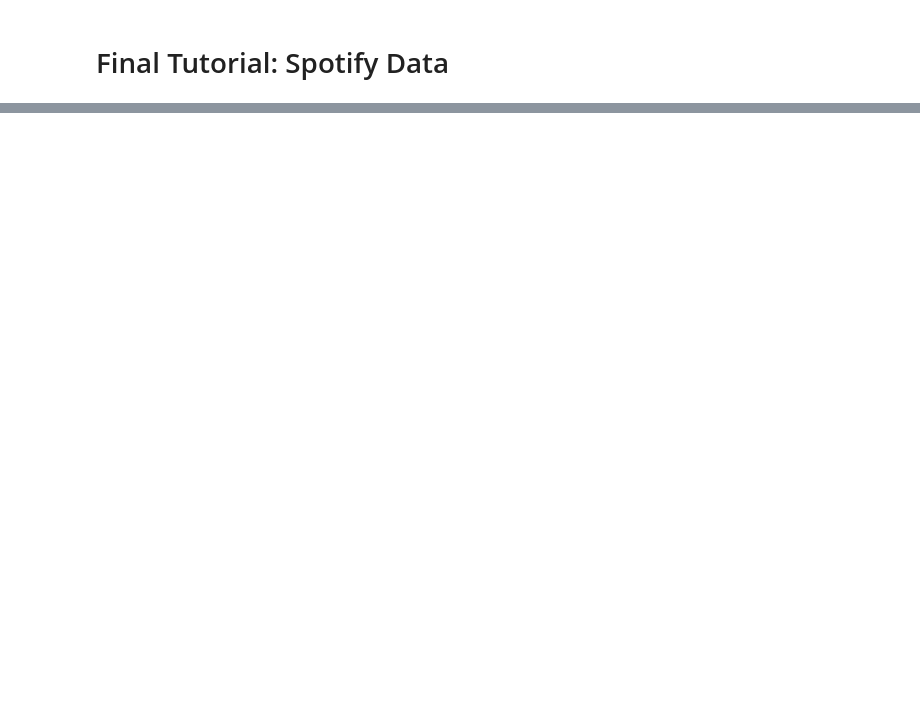
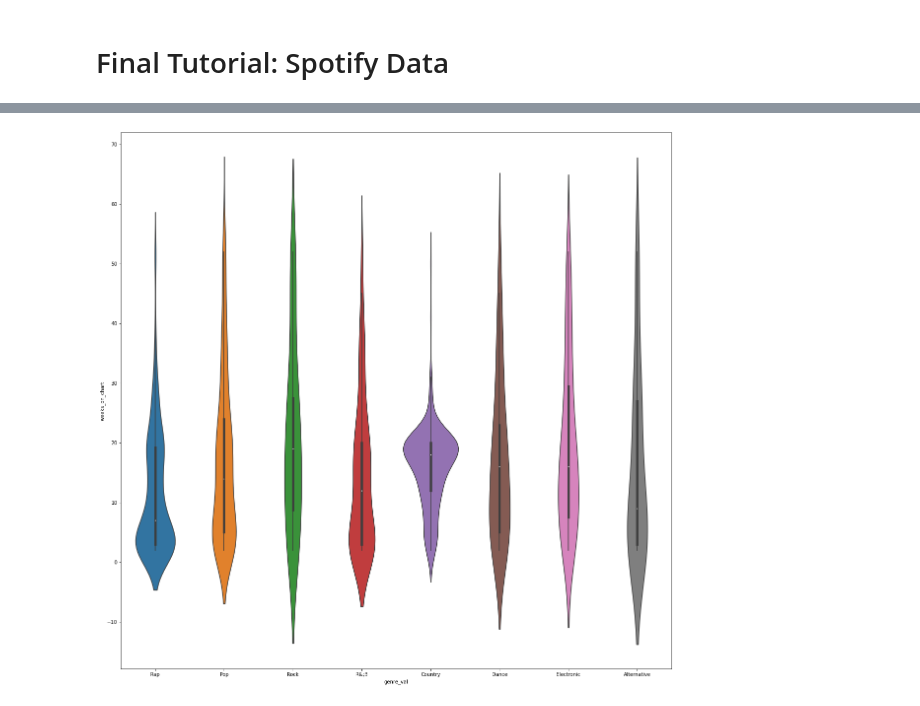
Before and after one commit to SamuelHLam/SamuelHLam.github.io, a Jupyter notebook: Final Tutorial.ipynb, the cells around one changed output, grey strips where cells are left out. Drawn from its saved outputs; the diff is of its cells as text; code cells hidden in the pictures; blank space fills up the shorter version.

```diff
--- a/Final Tutorial.ipynb
+++ b/Final Tutorial.ipynb
@@ -62,0 +458,6 @@ list(data)
+# %%
+fig, ax = plt.subplots(figsize=(20,20))
+sns.violinplot(x="genre_val", y="weeks_on_chart", data=plot_res, ax=ax)
+plt.show()
+# %% [output]
+[figure, added]
```
Also changed, not shown: parts of 59 cells of this notebook, 2 other files.
